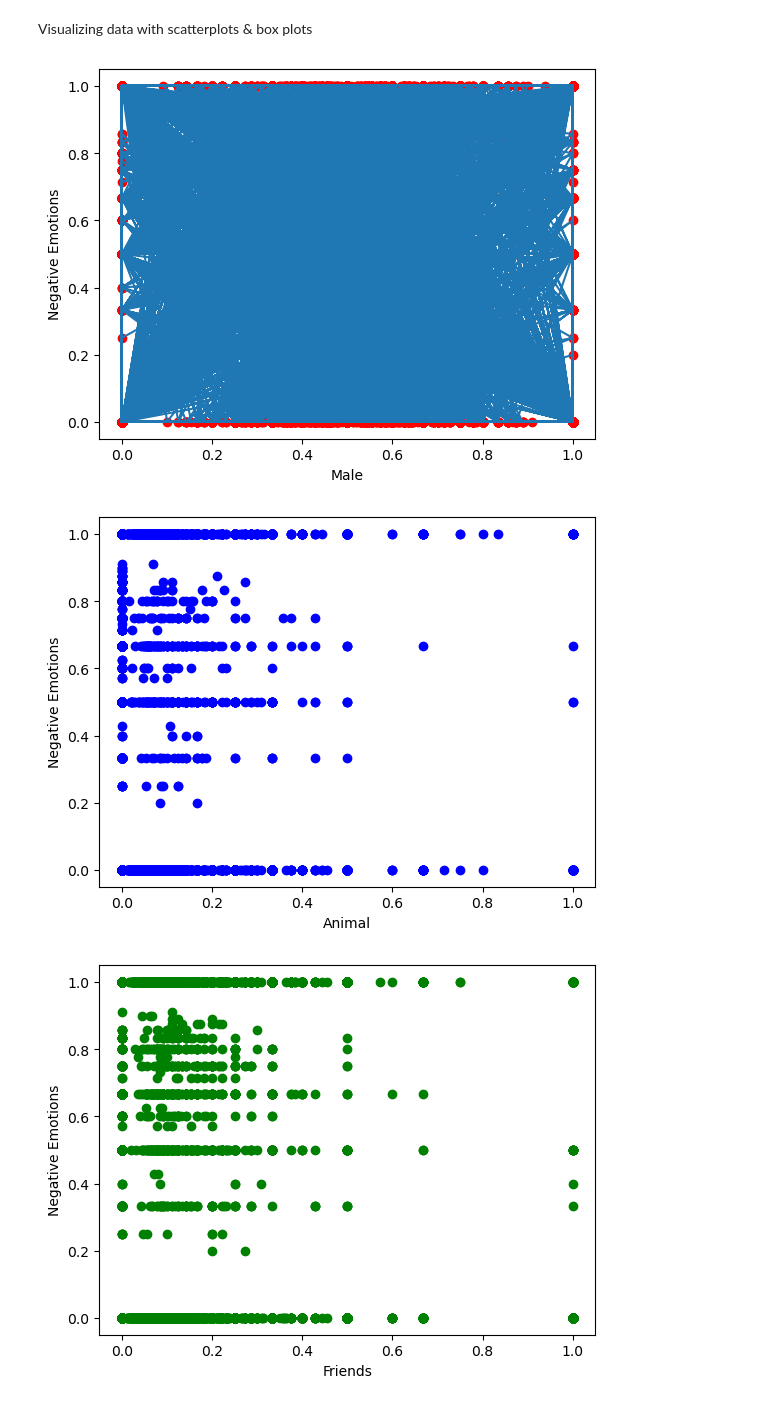
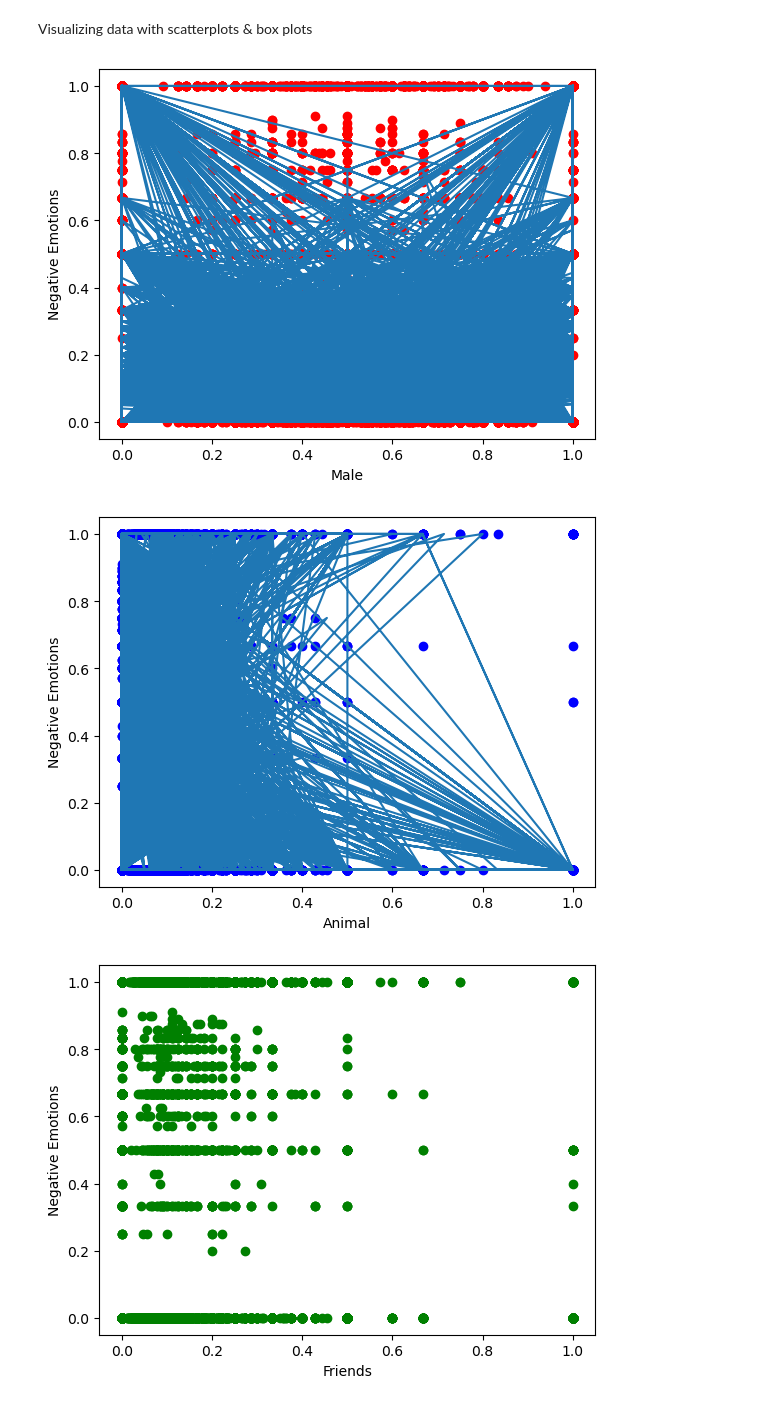
Before and after one commit to erika-ld/CPSC483-Machine-Learning-Project, a Jupyter notebook: data_preprocessing.ipynb, the cells around one changed output. Drawn from its saved outputs; the diff is of its cells as text; code cells hidden in the pictures.

```diff
--- a/data_preprocessing.ipynb
+++ b/data_preprocessing.ipynb
@@ -198,17 +198,18 @@ Visualizing data with scatterplots & box plots
 plt.xlabel("Male")
 plt.ylabel("Negative Emotions")
 plt.scatter(X_train['Male'], y_train, color = 'red')
-plt.plot(X_train['Male'], y_train)
+plt.plot(X_train['Male'], X_train['Friends'])
 plt.show()
 # %% [output]
-[figure, old version]
+[figure, new version]
 # %%
 plt.xlabel("Animal")
 plt.ylabel("Negative Emotions")
 plt.scatter(X_train['Animal'], y_train, color = 'blue')
+plt.plot(X_train['Animal'], X_train['Male'])
 plt.show()
 # %% [output]
-[figure, old version]
+[figure, new version]
 # %%
 plt.xlabel("Friends")
 plt.ylabel("Negative Emotions")
```
